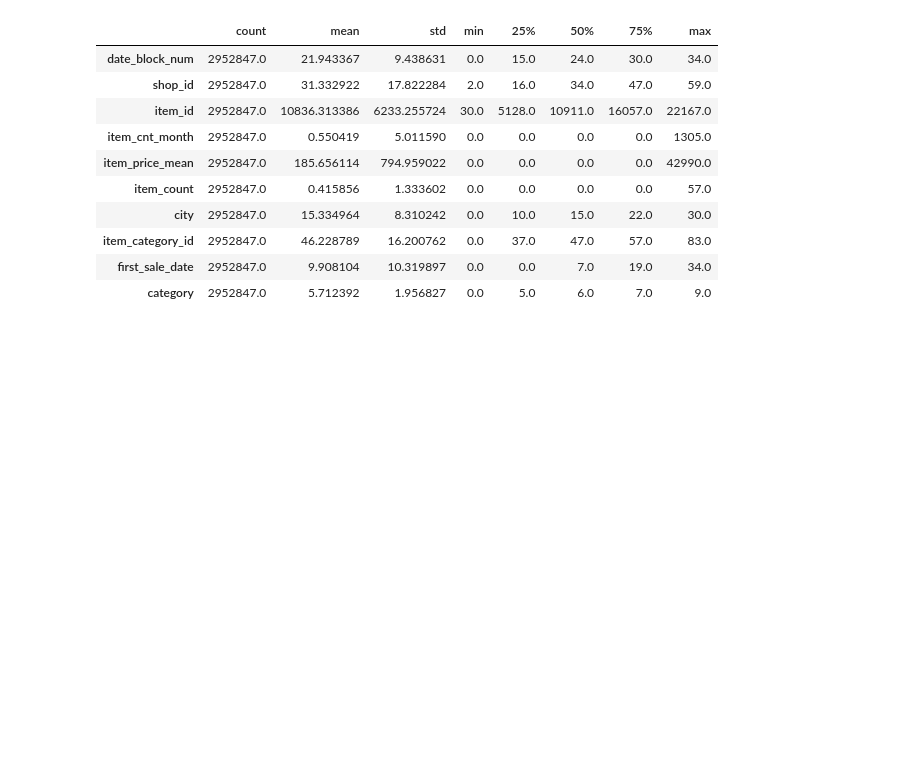
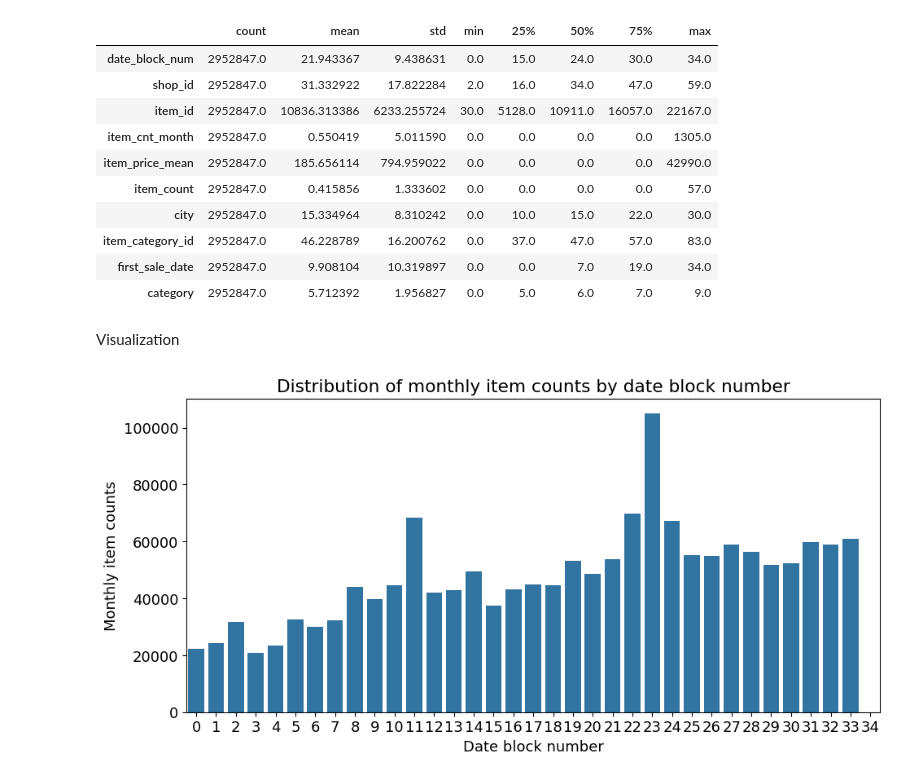
Before and after one commit to ionahu08/StoreSalesForecasting, a Jupyter notebook: Competition/Code/LightGBM.ipynb, the cells around one changed output. Saved outputs shown, nothing was run; the diff lists cells and outputs as text; code cells hidden in the pictures; blank space fills up the shorter version.

```diff
--- a/Competition/Code/LightGBM.ipynb
+++ b/Competition/Code/LightGBM.ipynb
@@ -361,3 +361,25 @@ all_data.describe().T
 | item_category_id | 2952847.0 | 46.228789 | 16.200762 | 0.0 | 37.0 | 47.0 | 57.0 | 83.0 |
 | first_sale_date | 2952847.0 | 9.908104 | 10.319897 | 0.0 | 0.0 | 7.0 | 19.0 | 34.0 |
 | category | 2952847.0 | 5.712392 | 1.956827 | 0.0 | 5.0 | 6.0 | 7.0 | 9.0 |
+# %% [markdown]
+Visualization
+# %%
+import seaborn as sns
+import matplotlib as mpl
+import matplotlib.pyplot as plt
+%matplotlib inline
+
+mpl.rc('font', size=13)
+figure, ax = plt.subplots()
+figure.set_size_inches(11, 5)
+
+# total montly item sales
+group_month_sum = all_data.groupby('date_block_num',as_index=False).agg({'item_cnt_month': 'sum'})
+# group_month_sum = group_month_sum.reset_index()
+
+sns.barplot(x='date_block_num', y='item_cnt_month', data=group_month_sum)
+ax.set(title='Distribution of monthly item counts by date block number',
+       xlabel='Date block number',
+       ylabel='Monthly item counts');
+# %% [output]
+[figure, added]
```
Also changed, not shown: parts of 19 cells of this notebook.
